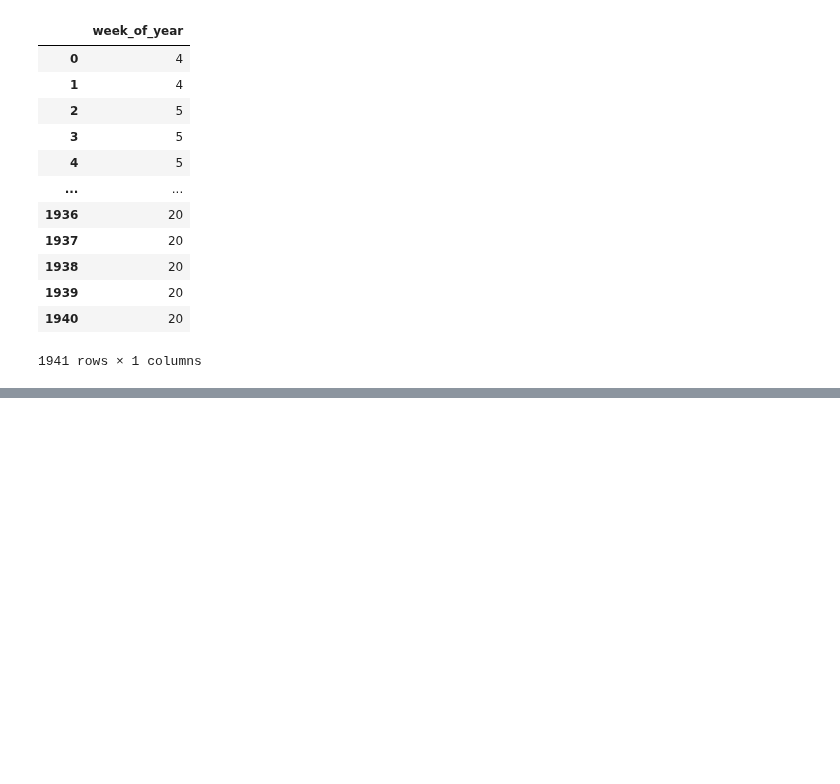
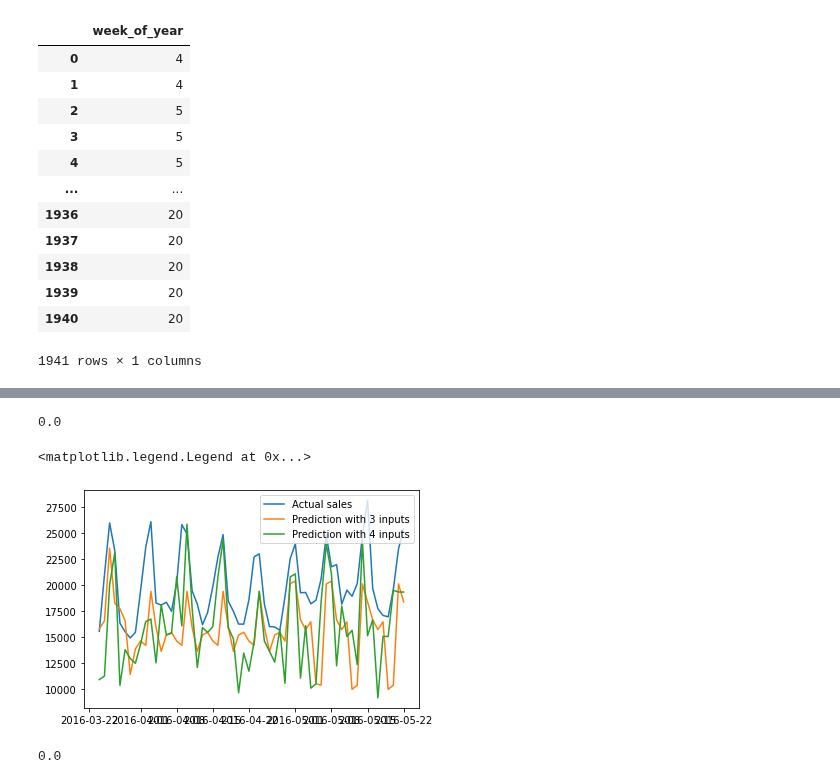
Before and after one commit to sithankanna/hts-forecast, a Jupyter notebook: notebooks/002-EK-EDA.ipynb, the cells around one changed output, grey strips where cells are left out. Saved outputs shown, nothing was run; the diff lists cells and outputs as text; code cells hidden in the pictures; blank space fills up the shorter version.

```diff
--- a/notebooks/002-EK-EDA.ipynb
+++ b/notebooks/002-EK-EDA.ipynb
@@ -552,0 +585,23 @@ array([ 4,  5,  6,  7,  8,  9, 10, 11, 12, 13, 14, 15, 16, 17, 18, 19, 20,
+# %%
+#Random forest fitting and prediction
+forest.fit(train_input2, train_target2)
+y_predicted_forest2 = forest.predict(test_input2)
+forest.score(test_input2, test_target2)
+# %% [output]
+0.0
+# %%
+# Plot the predicted and actual last two months of sales
+plt.plot(test_date, test_target2, label='Actual sales')
+plt.plot(test_date, y_predicted_forest, label='Prediction with 3 inputs')
+plt.plot(test_date, y_predicted_forest2, label='Prediction with 4 inputs')
+plt.legend()
+# %% [output]
+<matplotlib.legend.Legend at 0x...>
+[figure, added]
+# %%
+#GaussianNB fitting and prediction
+gauss.fit(train_input2, train_target2)
+y_predicted_gauss2 = gauss.predict(test_input2)
+gauss.score(test_input2, test_target2)
+# %% [output]
+0.0
```
Also changed, not shown: parts of 16 cells of this notebook.
